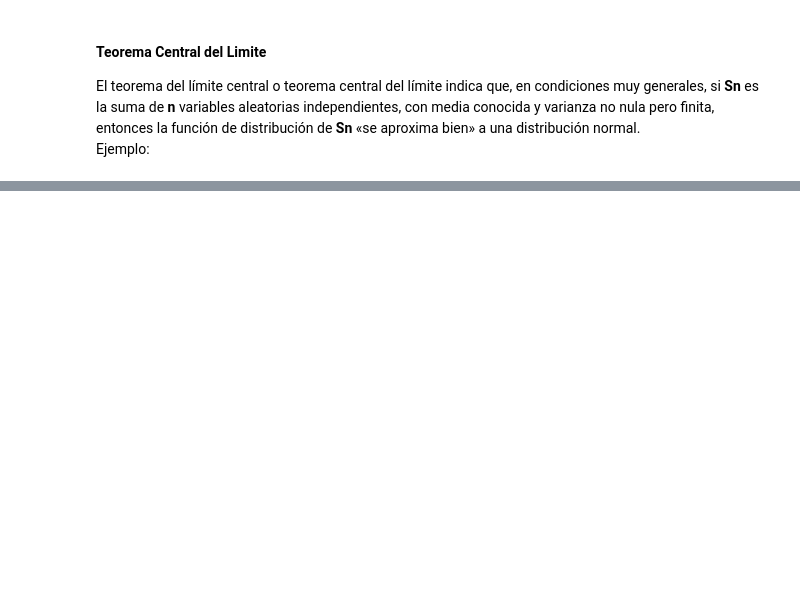
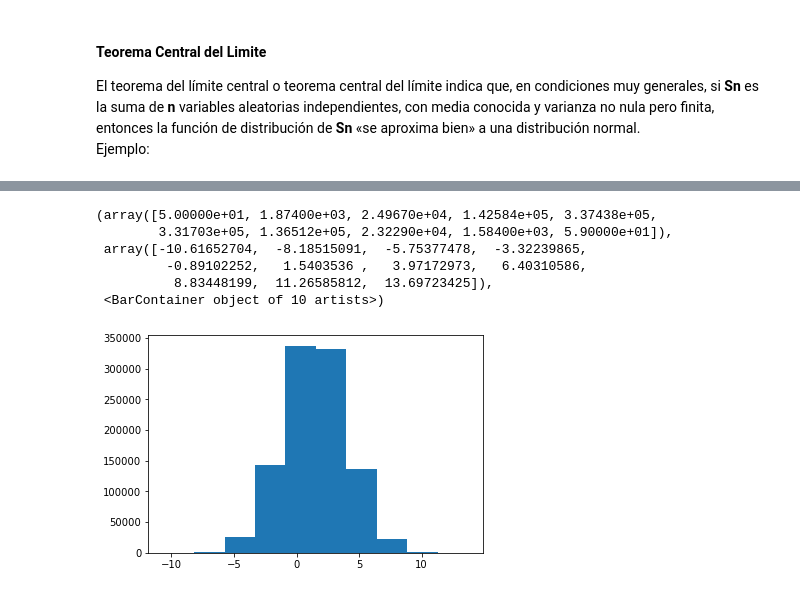
Before and after one commit to fgmolteni/Curso-Ciencia-de-Datos, a Jupyter notebook: seccion_2/S2_2_DistribucionProbabilisticas.ipynb, the cells around one changed output, grey strips where cells are left out. Saved outputs shown, nothing was run; the diff lists cells and outputs as text; code cells hidden in the pictures; blank space fills up the shorter version.

```diff
--- a/seccion_2/S2_2_DistribucionProbabilisticas.ipynb
+++ b/seccion_2/S2_2_DistribucionProbabilisticas.ipynb
@@ -147,0 +182,10 @@ plt.hist(data3)
+# %%
+plt.hist(data['B'])
+# %% [output]
+(array([5.00000e+01, 1.87400e+03, 2.49670e+04, 1.42584e+05, 3.37438e+05,
+        3.31703e+05, 1.36512e+05, 2.32290e+04, 1.58400e+03, 5.90000e+01]),
+ array([-10.61652704,  -8.18515091,  -5.75377478,  -3.32239865,
+         -0.89102252,   1.5403536 ,   3.97172973,   6.40310586,
+          8.83448199,  11.26585812,  13.69723425]),
+ <BarContainer object of 10 artists>)
+[figure, added]
```
Also changed, not shown: parts of 24 cells of this notebook.
